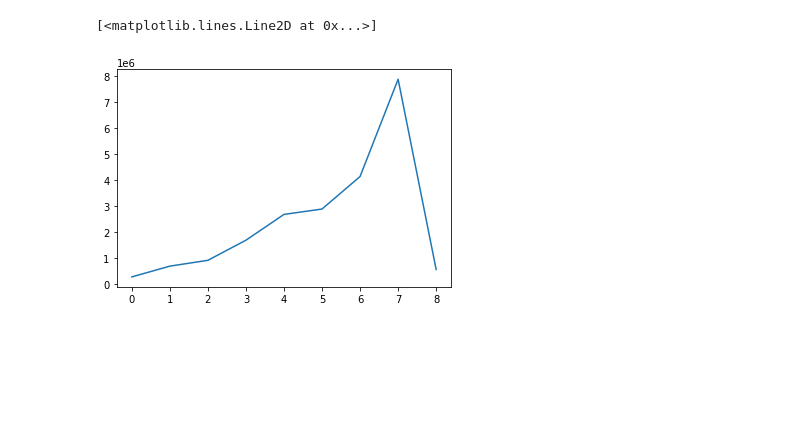
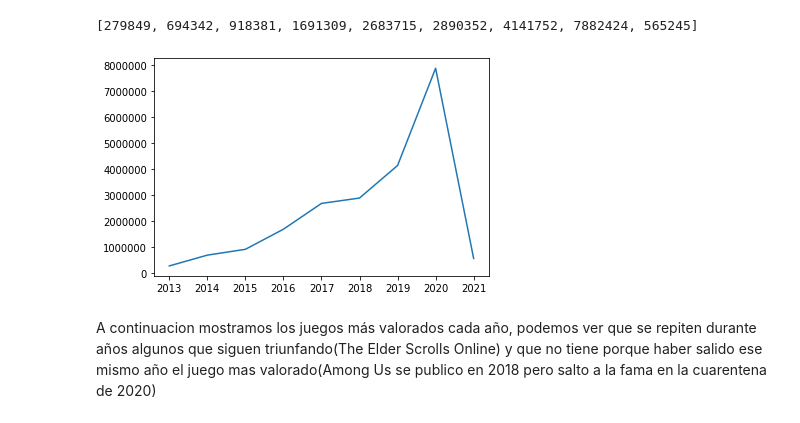
Before and after one commit to danicobos01/danicobos01.github.io, a Jupyter notebook: Notebooks/YearDifference.ipynb, the cells around one changed output. Drawn from its saved outputs; the diff is of its cells as text; code cells hidden in the pictures; blank space fills up the shorter version.

```diff
--- a/Notebooks/YearDifference.ipynb
+++ b/Notebooks/YearDifference.ipynb
@@ -24,8 +25,15 @@ years = [df2013,df2014,df2015,df2016,df2017,df2018,df2019,df2020,df2021]
 # %%
 reviews_per_year = [i['count'].sum() for i in years]
+reviews_per_year
+# %% [output]
+[279849, 694342, 918381, 1691309, 2683715, 2890352, 4141752, 7882424, 565245]
 # %%
-plt.plot(reviews_per_year)
+# numero de reviews por año (2021 no habia acabado al crearse el dataset)
+plt.ticklabel_format(style='plain', axis='y')
+plt.plot([2013,2014,2015,2016,2017,2018,2019,2020,2021], reviews_per_year)
+plt.savefig('graficos/NumReviewsPerYear.png')
 # %% [output]
-[<matplotlib.lines.Line2D at 0x...>]
-[figure, old version]
+[figure, new version]
+# %% [markdown]
+A continuacion mostramos los juegos más valorados cada año, podemos ver que se repiten durante años algunos que siguen triunfando(The Elder Scrolls Online) y que no tiene porque haber salido ese mismo año el juego mas valorado(Among Us se publico en 2018 pero salto a la fama en la cuarentena de 2020)
 # %%
```
Also changed, not shown: parts of 11 cells of this notebook, 10 other files.
